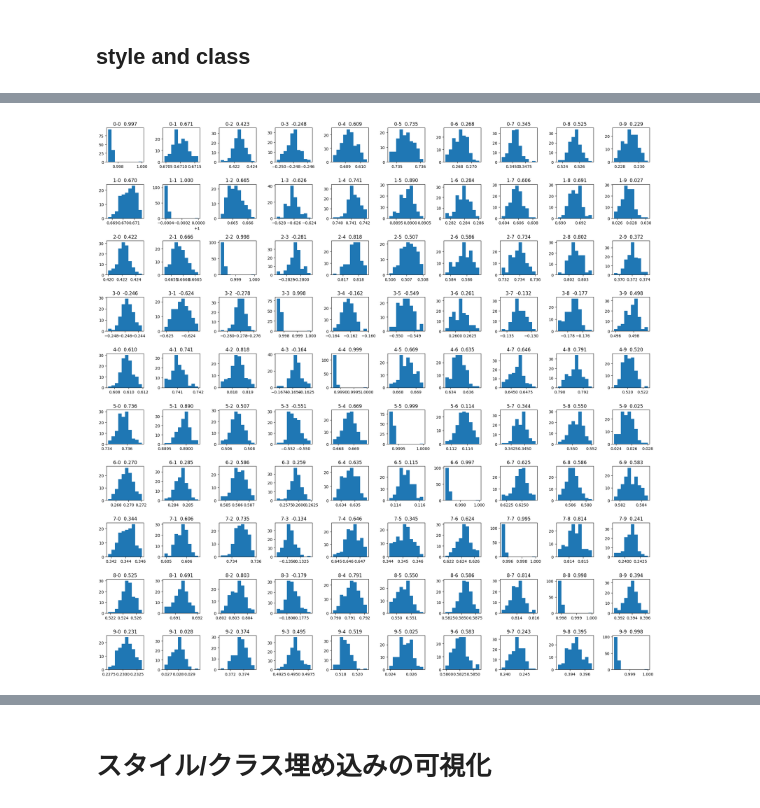
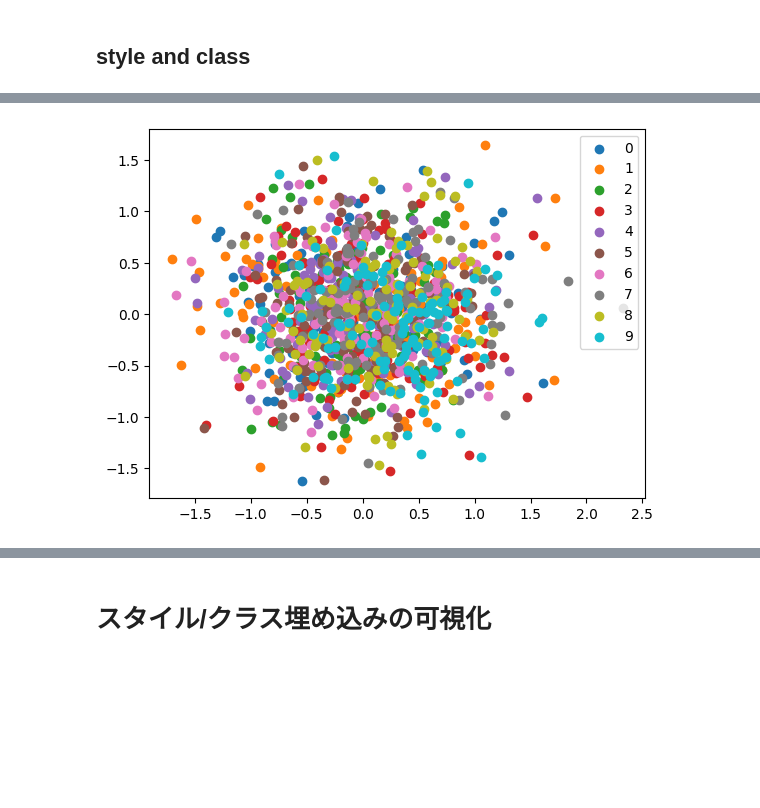
Before and after one commit to tetuomi/font-style-interpolation, a Jupyter notebook: scratch.ipynb, the cells around one changed output, grey strips where cells are left out. Saved outputs shown, nothing was run; the diff lists cells and outputs as text; code cells hidden in the pictures; blank space fills up the shorter version.

```diff
--- a/scratch.ipynb
+++ b/scratch.ipynb
@@ -200,10 +201,11 @@ for scale in [3., 5., 7.]:
 # %% [markdown]
 # condition指定して生成
 # %%
-style_scale = 3.01
-class_scale = 3.01
+style_scale = 3.
+class_scale = 3.
 rescaled_phi = 0.7
-
+save_path1 = f"result/{os.path.basename(model_path).split('.')[0]}_generated1_sc+[sc-s÷√2]+[sc-c÷√2]_{style_scale}_{class_scale}.png"
+save_path2 = f"result/{os.path.basename(model_path).split('.')[0]}_generated2_sc+[sc-s÷√2]+[sc-c÷√2]_{style_scale}_{class_scale}.png"
 # 様々なスタイルを見る
 b = 100
 classes = torch.full((b,), 0, device=device, dtype=torch.long)
@@ -218,7 +220,7 @@ for i in range(b):
     ax[x, y].axis("off")
     ax[x, y].imshow(samples[i][0].cpu().detach(), cmap="gray")
 
-plt.savefig(f"result/{os.path.basename(model_path).split('.')[0]}_generated1_{style_scale}_{class_scale}.png")
+plt.savefig(save_path1)
 plt.show()
 
 # 様々なクラスを見る
@@ -235,6 +237,6 @@ for i in range(b):
     ax[x, y].axis("off")
     ax[x, y].imshow(samples[i][0].cpu().detach(), cmap="gray")
 
-plt.savefig(f"result/{os.path.basename(model_path).split('.')[0]}_generated2_{style_scale}_{class_scale}.png")
+plt.savefig(save_path2)
 plt.show()
 # %% [output]
@@ -410,7 +412,7 @@ for i in range(10):
     imgs.append(d[26*i][0])
 imgs = torch.stack(imgs).to(device)
 
-sampling_t = int(0.5 * timesteps)
+sampling_t = int(0.8 * timesteps)
 t = torch.full((10,), sampling_t, device=device, dtype=torch.long)
 noisy_imgs = q_sample(imgs, t)
 
@@ -514,34 +568,72 @@ plt.show()
 # %%
 # 同じノイズからの各クラスのノイズの方向
 
-target_style_num = 10
-t_range = (int(0.9*timesteps), int(1.0*timesteps))
-cos_sim_path = f"./result/{os.path.basename(model_path).split('.')[0]}_style_cos_sim_time{t_range[0]}-{t_range[1]}.png"
-pca_path = f"./result/{os.path.basename(model_path).split('.')[0]}_style_PCA_time{t_range[0]}-{t_range[1]}.png"
+style_scale = 3.
+class_scale = 3.
+rescaled_phi = .7
+target_num = 10
+noise_type_str = 'style' # 'style' or 'class'
+t_range = (int(0.90*timesteps), int(1.0*timesteps))
+# これをいじるとき，サンプリングのところもいじる
+pca_path = f"./result/{os.path.basename(model_path).split('.')[0]}_{noise_type_str}_sc+c+s_PCA_time{t_range[0]}-{t_range[1]}.png"
+# pca_path = f"./result/{os.path.basename(model_path).split('.')[0]}_{noise_type_str}_sc+[sc-s]+[sc-c]_PCA_time{t_range[0]}-{t_range[1]}.png"
+# pca_path = f"./result/{os.path.basename(model_path).split('.')[0]}_{noise_type_str}_sc+[sc-s÷√2]+[sc-c÷√2]_PCA_time{t_range[0]}-{t_range[1]}.png"
 
+# 正規分布からノイズをサンプリング
 noise_img = torch.randn_like(torch.zeros((1, 1, image_size, image_size)), device=device)
+
+# # 実画像をノイズにしてサンプリング
+# t = torch.full((1,), t_range[1]-1, device=device, dtype=torch.long)
+# noise_img = q_sample(d[0][0].to(device), t).unsqueeze(0)
+
 noise_img = torch.cat([noise_img for _ in range(128)], dim=0)
 b = noise_img.shape[0]
 
-noise_ave_list = [torch.zeros_like(noise_img).cpu().detach().clone() for i in range(target_style_num)]
-for s in range(target_style_num):
-    classes = torch.full((b,), 0, device=device, dtype=torch.long)
-    style = torch.full((b,), s, device=device, dtype=torch.long)
+noise_ave_list = [torch.zeros_like(noise_img).cpu().detach().clone() for i in range(target_num)]
+for clss in range(target_num):
+    if noise_type_str == 'style':
+        classes = torch.full((b,), 0, device=device, dtype=torch.long)
+        style = torch.full((b,), clss, device=device, dtype=torch.long)
+    elif noise_type_str == 'class':
+        classes = torch.full((b,), clss, device=device, dtype=torch.long)
+        style = torch.full((b,), 0, device=device, dtype=torch.long)
+    else:
+        raise ValueError(f'noise_type_str must be "style" or "class" but got {noise_type_str}')
+
     x = noise_img
     with torch.no_grad():
-        for i in tqdm(reversed(range(t_range[0], timesteps)), desc='sampling loop time step', total=timesteps):
+        for i in tqdm(reversed(range(t_range[0], timesteps)), desc='sampling loop time step', total=timesteps): # 正規分布
+        # for i in tqdm(reversed(range(t_range[0], t_range[1])), desc='sampling loop time step', total=timesteps): # 実画像
             t = torch.full((b,), i, device=device, dtype=torch.long)
 
             betas_t = extract(betas, t, x.shape)
             sqrt_one_minus_alphas_cumprod_t = extract(sqrt_one_minus_alphas_cumprod, t, x.shape)
             sqrt_recip_alphas_t = extract(sqrt_recip_alphas, t, x.shape)
 
-            pred_noise = model(x, t, classes, style, class_drop_prob=1., style_drop_prob=0.) # for disentangle
+            # predict noise
+            logits = model(x, t, classes, style, class_drop_prob=0., style_drop_prob=0.)
+            style_null_logits = model(x, t, classes, style, class_drop_prob=0., style_drop_prob=1.)
+            class_null_logits = model(x, t, classes, style, class_drop_prob=1., style_drop_prob=0.)
+
+            scaled_logits = logits + style_scale * class_null_logits +  class_scale * style_null_logits
+            # scaled_logits = logits + style_scale * (logits-style_null_logits) +  class_scale * (logits-class_null_logits)
+            # scaled_logits = logits + style_scale * (logits-style_null_logits/math.sqrt(2)) +  class_scale * (logits-class_null_logits/math.sqrt(2))
+
+            # rescale
+            std_fn = partial(torch.std, dim = tuple(range(1, scaled_logits.ndim)), keepdim = True)
+            rescaled_logits = scaled_logits * (std_fn(logits) / std_fn(scaled_logits))
+            pred_noise = rescaled_logits * rescaled_phi + scaled_logits * (1. - rescaled_phi)
+
+            # x_{t-1} を推定
+            model_mean = sqrt_recip_alphas_t * (x - betas_t * pred_noise / sqrt_one_minus_alphas_cumprod_t)
 
             if t_range[0] <= i < t_range[1]:
-                noise_ave_list[s] += pred_noise.cpu().detach().clone()
-
-            model_mean = sqrt_recip_alphas_t * (x - betas_t * pred_noise / sqrt_one_minus_alphas_cumprod_t)
+                if noise_type_str == 'style':
+                    noise_ave_list[clss] += class_null_logits.cpu().detach().clone()
+                elif noise_type_str == 'class':
+                    noise_ave_list[clss] += style_null_logits.cpu().detach().clone()
+                else:
+                    raise ValueError(f'noise_type_str must be "style" or "class" but got {noise_type_str}')
 
             if i == 0:
                 x = model_mean
@@ -551,28 +643,11 @@ for s in range(target_style_num):
                 # Algorithm 2 line 4:
                 x = model_mean + torch.sqrt(posterior_variance_t) * noise
 
-        noise_ave_list[s] = noise_ave_list[s] / (t_range[1] - t_range[0])
-
-# cosine similarity
-cos_sim_list = [[] for _ in range(target_style_num)]
-for source_i in range(target_style_num):
-    for target_i in range(target_style_num):
-        cos_sim_list[source_i].append(torch.nn.functional.cosine_similarity(noise_ave_list[source_i][0].reshape(-1), noise_ave_list[target_i].reshape(b, -1)))
-
-
-fig, ax = plt.subplots(target_style_num, target_style_num, figsize=(20, 20))
-for i in range(target_style_num):
-    for j in range(target_style_num):
-        ax[i, j].set_title(f"{i}-{j}  {cos_sim_list[i][j].mean():.3f}")
-        ax[i, j].hist(cos_sim_list[i][j].cpu().detach().numpy())
-
-plt.tight_layout()
-plt.savefig(cos_sim_path)
-plt.show()
+        noise_ave_list[clss] = noise_ave_list[clss] / (t_range[1] - t_range[0])
 
 # pca
 pca = PCA(n_components=3)
-X_reduced = pca.fit_transform(torch.cat(noise_ave_list, dim=0).reshape(b*target_style_num, -1).numpy())
+X_reduced = pca.fit_transform(torch.cat(noise_ave_list, dim=0).reshape(b*target_num, -1).numpy())
 print(pca.explained_variance_ratio_)
 x = X_reduced[:,0]
 y = X_reduced[:,1]
@@ -586 +662 @@ plt.show()
-[figure, old version]
+[figure, new version]
```
Also changed, not shown: parts of 13 cells of this notebook.
